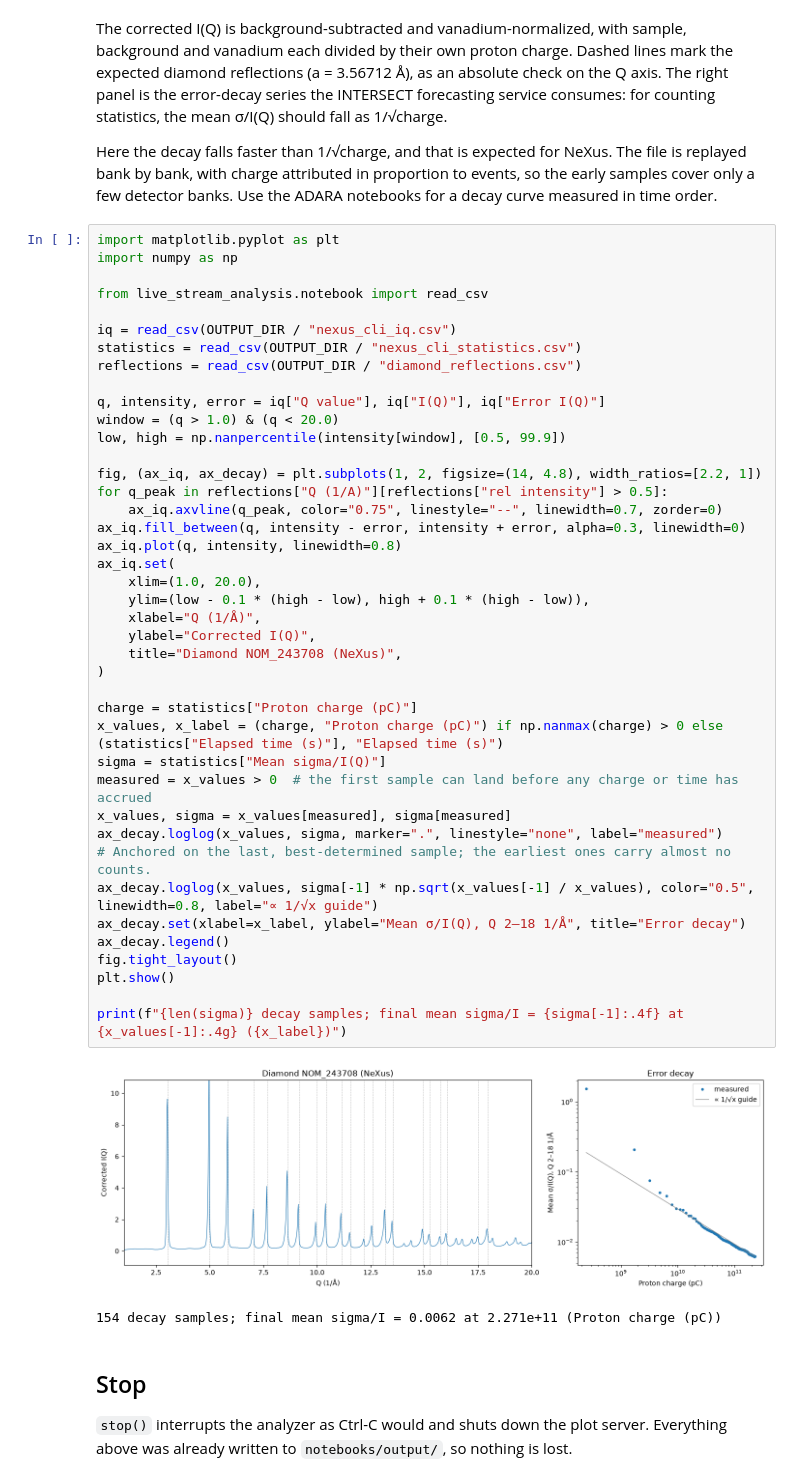
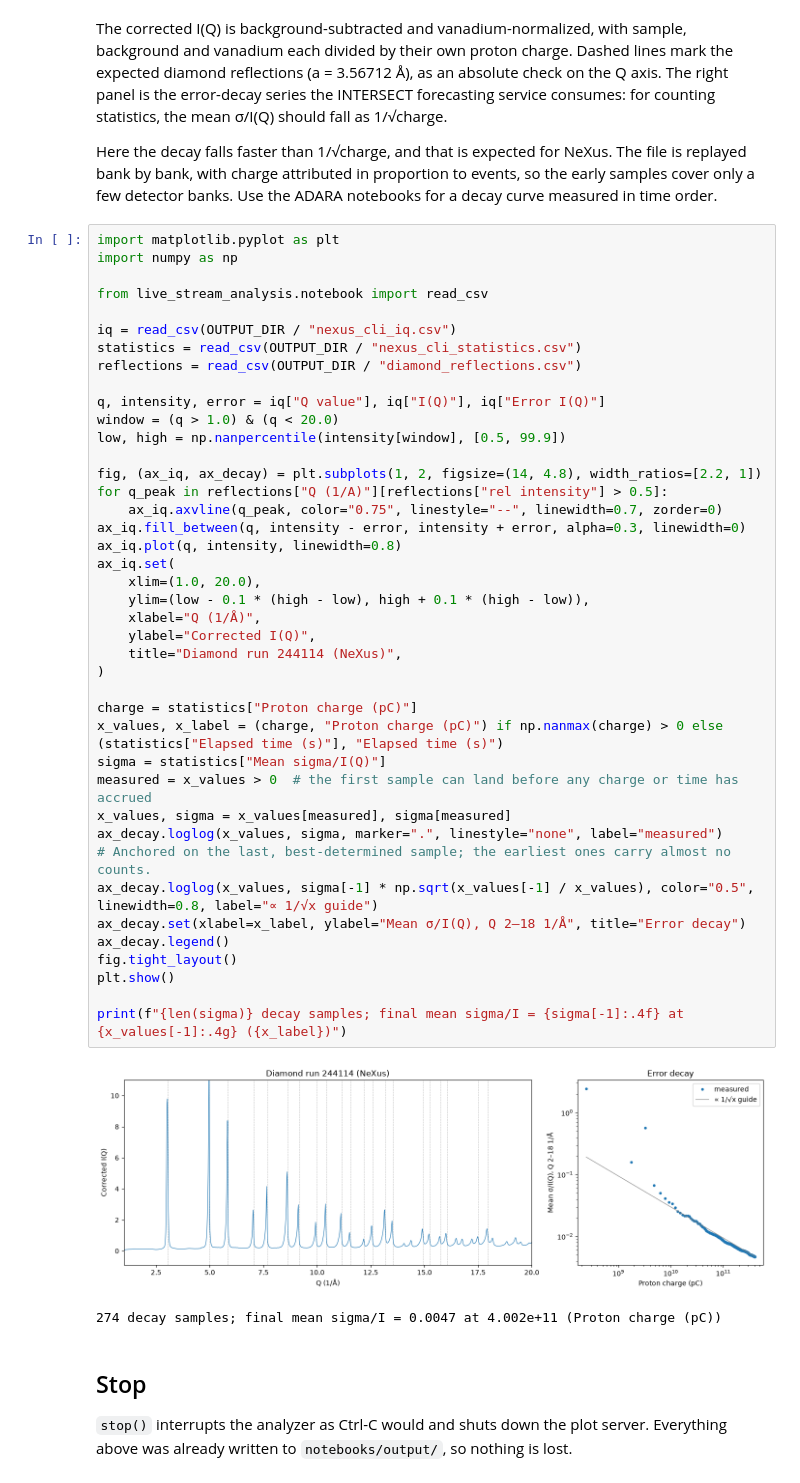
Before and after one commit to neutrons/live_stream_analysis, a Jupyter notebook: notebooks/02_analyze_nexus_cli.ipynb, the cells around one changed output. Drawn from its saved outputs; the diff is of its cells as text.

Commit message:
Use same diamond run 244114 for nexus and adara file in notebooks

```diff
--- a/notebooks/02_analyze_nexus_cli.ipynb
+++ b/notebooks/02_analyze_nexus_cli.ipynb
@@ -179,36 +179,36 @@ q, intensity, error = iq["Q value"], iq["I(Q)"], iq["Error I(Q)"]
 window = (q > 1.0) & (q < 20.0)
 low, high = np.nanpercentile(intensity[window], [0.5, 99.9])
 
 fig, (ax_iq, ax_decay) = plt.subplots(1, 2, figsize=(14, 4.8), width_ratios=[2.2, 1])
 for q_peak in reflections["Q (1/A)"][reflections["rel intensity"] > 0.5]:
     ax_iq.axvline(q_peak, color="0.75", linestyle="--", linewidth=0.7, zorder=0)
 ax_iq.fill_between(q, intensity - error, intensity + error, alpha=0.3, linewidth=0)
 ax_iq.plot(q, intensity, linewidth=0.8)
 ax_iq.set(
     xlim=(1.0, 20.0),
     ylim=(low - 0.1 * (high - low), high + 0.1 * (high - low)),
     xlabel="Q (1/Å)",
     ylabel="Corrected I(Q)",
-    title="Diamond NOM_243708 (NeXus)",
+    title="Diamond run 244114 (NeXus)",
 )
 
 charge = statistics["Proton charge (pC)"]
 x_values, x_label = (charge, "Proton charge (pC)") if np.nanmax(charge) > 0 else (statistics["Elapsed time (s)"], "Elapsed time (s)")
 sigma = statistics["Mean sigma/I(Q)"]
 measured = x_values > 0  # the first sample can land before any charge or time has accrued
 x_values, sigma = x_values[measured], sigma[measured]
 ax_decay.loglog(x_values, sigma, marker=".", linestyle="none", label="measured")
 # Anchored on the last, best-determined sample; the earliest ones carry almost no counts.
 ax_decay.loglog(x_values, sigma[-1] * np.sqrt(x_values[-1] / x_values), color="0.5", linewidth=0.8, label="∝ 1/√x guide")
 ax_decay.set(xlabel=x_label, ylabel="Mean σ/I(Q), Q 2–18 1/Å", title="Error decay")
 ax_decay.legend()
 fig.tight_layout()
 plt.show()
 
 print(f"{len(sigma)} decay samples; final mean sigma/I = {sigma[-1]:.4f} at {x_values[-1]:.4g} ({x_label})")
 # %% [output]
-[figure, old version]
+[figure, new version]
-154 decay samples; final mean sigma/I = 0.0062 at 2.271e+11 (Proton charge (pC))
+274 decay samples; final mean sigma/I = 0.0047 at 4.002e+11 (Proton charge (pC))
 # %% [markdown]
 ## Stop
 
```
Also changed, not shown: parts of 5 cells of this notebook, 9 other files.
